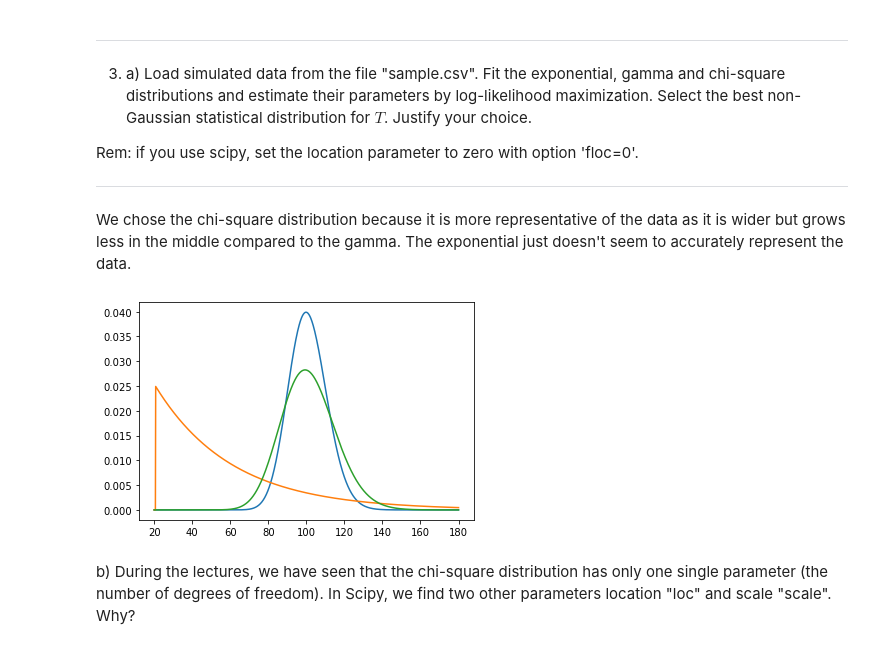
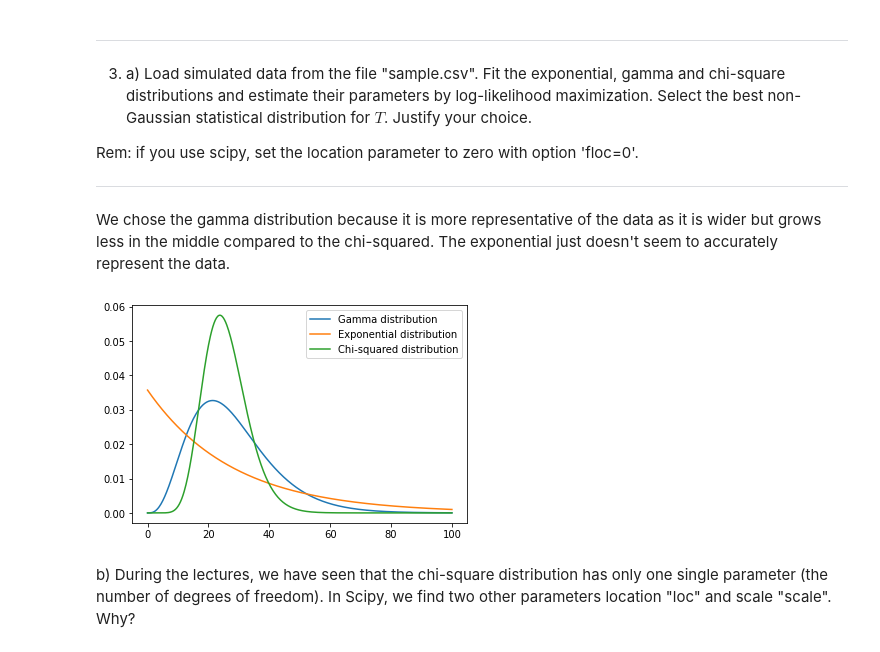
Before and after one commit to tsonnet/hackathon-mayo, a Jupyter notebook: Hackathon1.ipynb, the cells around one changed output. Drawn from its saved outputs; the diff is of its cells as text; code cells hidden in the pictures.

```diff
--- a/Hackathon1.ipynb
+++ b/Hackathon1.ipynb
@@ -85,30 +52,30 @@ import matplotlib.pyplot as plt
 
 m = [7, 12, 16, 8]
 s = [2, 12, 8, 8]
-alpha = np.array(m) * np.array(m) / np.array(s) * np.array(s)
+alpha = np.array(m) * np.array(m) / (np.array(s) * np.array(s))
 beta = np.array(s) * np.array(s) / np.array(m)
 
 time = np.zeros(5000)
 
 for i in range(0, 5000):
     time[i] += random.gammavariate(alpha[0], beta[0])
-
-    p = random.choice([2, 2, 2, 3])
-    if p == 2:
-        time[i] += random.expovariate(1 / beta[1])
-    else:
-        time[i] += random.gammavariate(alpha[2], beta[2])
-
-    time[i] += random.expovariate(1 / beta[3])
+    p = random.choice([1, 1, 1, 2])
+    time[i] += random.gammavariate(alpha[p], beta[p])
+    time[i] += random.gammavariate(alpha[3], beta[3])
 
 mean = time.sum() / time.size
+print(mean)
+deviation = time.std()
+print(deviation)
+perc_5 = np.percentile(time, 5)
+print(perc_5)
+perc_95 = np.percentile(time, 95)
+print(perc_95)
+
 plt.hist(time, bins=200)
 
 f = open('sample.csv', 'w')
 writer = csv.writer(f)
 writer.writerow(time)
 f.close()
-
-perc_5 = np.percentile(time, 5)
-perc_95 = np.percentile(time, 95)
 # %% [output]
@@ -124,35 +95,37 @@ Rem: if you use scipy, set the location parameter to zero with option 'floc=0'.
 
 ------------------------------------------------------------------------------------------------------
 # %% [markdown]
-We chose the chi-square distribution because it is more representative of the data as it is wider but grows less in the middle compared to the gamma. The exponential just doesn't seem to accurately represent the data.
+We chose the gamma distribution because it is more representative of the data as it is wider but grows less in the middle compared to the chi-squared. The exponential just doesn't seem to accurately represent the data.
 # %%
 import csv
 import matplotlib.pyplot as plt
 import numpy as np
 import scipy.stats
 
 f = open('sample.csv', 'r')
 reader = csv.reader(f)
-x = np.linspace(20, 180, 1000, endpoint=True)
+x = np.linspace(0, 100, 500, endpoint=True)
 
 for data in reader:
     if len(data) == 0:
         continue
 
     for i in range(len(data)):
         data[i] = float(data[i])
     data = np.array(data)
 
-    gamma = scipy.stats.gamma.fit(data, fscale=1, floc=0)
-    exp = scipy.stats.expon.fit(data, fscale=40)
+    gamma = scipy.stats.gamma.fit(data, floc=0)
+    exp = scipy.stats.expon.fit(data, floc = 0)
     chi = scipy.stats.chi2.fit(data, fscale=1, floc=0)
 
-    plt.plot(x, scipy.stats.gamma.pdf(x, gamma[0], loc=gamma[1], scale=gamma[2]))
-    plt.plot(x, scipy.stats.expon.pdf(x, loc=exp[0], scale=exp[1]))
-    plt.plot(x, scipy.stats.chi2.pdf(x, chi[0], loc=chi[1], scale=chi[2]))
+    plt.plot(x, scipy.stats.gamma.pdf(x, gamma[0], loc=gamma[1], scale=gamma[2]), label="Gamma distribution")
+    plt.plot(x, scipy.stats.expon.pdf(x, loc=exp[0], scale=exp[1]), label="Exponential distribution")
+    plt.plot(x, scipy.stats.chi2.pdf(x, chi[0], loc=chi[1], scale=chi[2]), label="Chi-squared distribution")
+    plt.legend()
+    plt.show()
 f.close()
 # %% [output]
-[figure, old version]
+[figure, new version]
 # %% [markdown]
 b) During the lectures, we have seen that the chi-square distribution has only one single parameter (the number of degrees of freedom). In Scipy, we find two other parameters location "loc" and scale "scale". Why?
 # %% [markdown]
```
Also changed, not shown: parts of 3 cells of this notebook, 2 other files.
